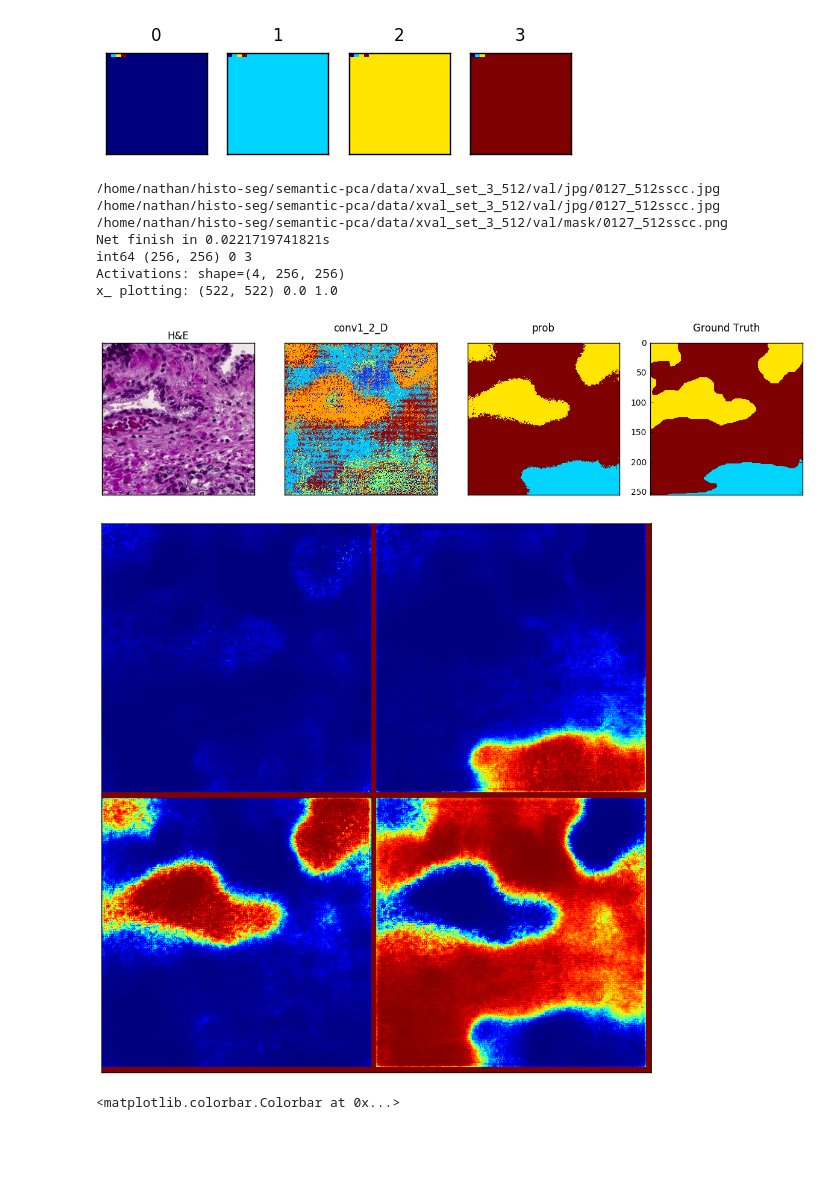
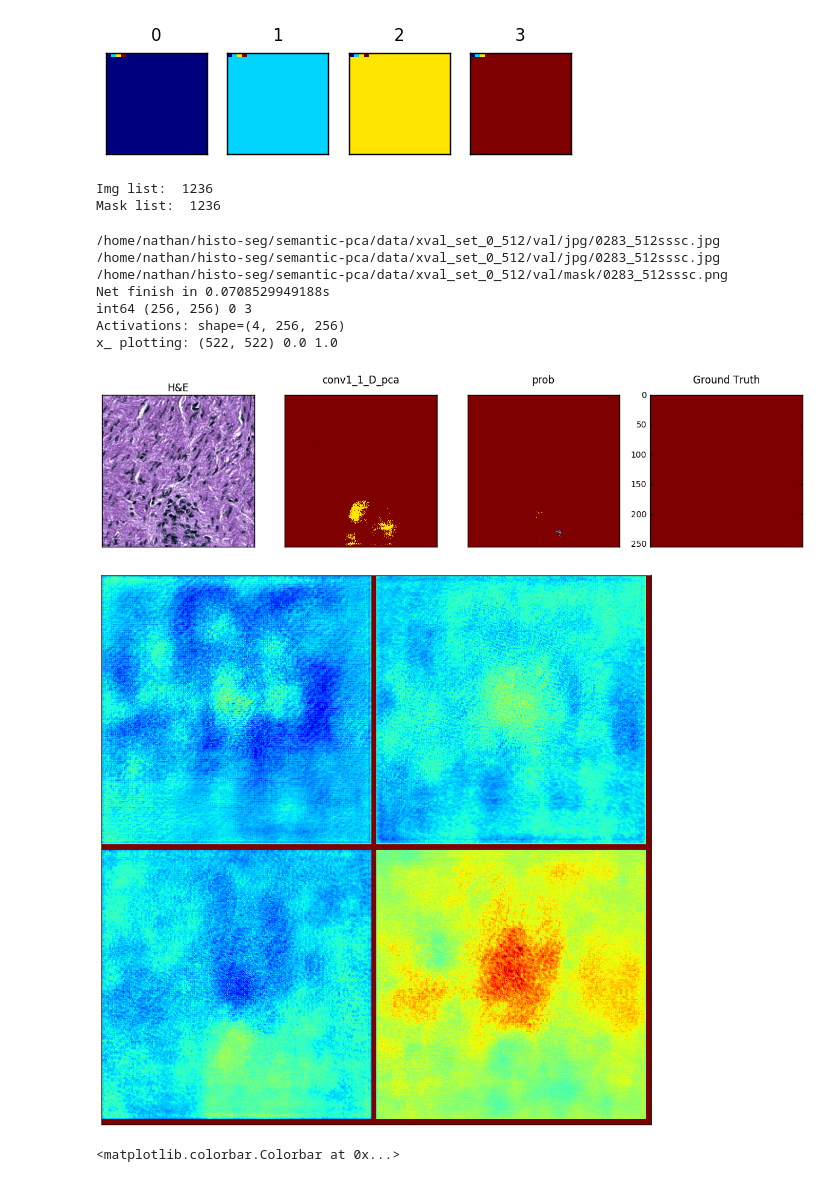
Before and after one commit to BioImageInformatics/histo_seg, a Jupyter notebook: notebooks/segmentation.ipynb, the cells around one changed output. Cells and saved outputs as stored; diff of their text form; code cells hidden in the pictures; blank space fills up the shorter version.

```diff
--- a/notebooks/segmentation.ipynb
+++ b/notebooks/segmentation.ipynb
@@ -335,25 +332,38 @@ def plot_filters_activations(net, layer='conv1_1', mode='f', subset=None):
 1.995 0 3
 2.985 0 3
 [figure]
+# %%
+prototxt = '/home/nathan/histo-seg/semantic-pca/code/segnet_crfrnn_deploy.prototxt'
+weights = '/home/nathan/histo-seg/semantic-pca/weights/xval_set_0_512/segnet_crf_pca_20170726_iter_100000.caffemodel'
+
+imgsource = 'xval_set_0_512'
+img_list = sorted(glob.glob('/home/nathan/histo-seg/semantic-pca/data/{}/val/jpg/*.jpg'.format(imgsource)))
+mask_list = sorted(glob.glob('/home/nathan/histo-seg/semantic-pca/data/{}/val/mask/*.png'.format(imgsource)))
+print 'Img list: ', len(img_list)
+print 'Mask list: ', len(mask_list)
+net = caffe.Net(prototxt, weights, caffe.TEST)
+# %% [output]
+Img list:  1236
+Mask list:  1236
 # %%
-net, index, fig1 = plot_from_net(img_list, net, layer=['conv1_2_D', 'prob'], img_index=None)
+net, index, fig1 = plot_from_net(img_list, net, layer=['conv1_1_D_pca', 'prob'], img_index=None)
 # fig1.savefig('/home/nathan/histo-seg/semantic-pca/figures/activations/input_result_mask.pdf')
 
-plot_layer = 'prob'
+plot_layer = 'conv1_1_D_pca'
 fig2 = plot_filters_activations(net, layer=plot_layer,  mode='a', subset=16)
 
 # plot_layer = 'prob'
 # fig3 = plot_filters_activations(net, layer=plot_layer,  mode='a', subset=4)
 # fig2.savefig('/home/nathan/histo-seg/semantic-pca/figures/activations/{}.pdf'.format(plot_layer))
 # %% [output]
-/home/nathan/histo-seg/semantic-pca/data/xval_set_3_512/val/jpg/0127_512sscc.jpg
-/home/nathan/histo-seg/semantic-pca/data/xval_set_3_512/val/jpg/0127_512sscc.jpg /home/nathan/histo-seg/semantic-pca/data/xval_set_3_512/val/mask/0127_512sscc.png
-Net finish in 0.0221719741821s
+/home/nathan/histo-seg/semantic-pca/data/xval_set_0_512/val/jpg/0283_512sssc.jpg
+/home/nathan/histo-seg/semantic-pca/data/xval_set_0_512/val/jpg/0283_512sssc.jpg /home/nathan/histo-seg/semantic-pca/data/xval_set_0_512/val/mask/0283_512sssc.png
+Net finish in 0.0708529949188s
 int64 (256, 256) 0 3
 Activations: shape=(4, 256, 256)
 x_ plotting: (522, 522) 0.0 1.0
-[figure, old version]
+[figure, new version]
-[figure, old version]
+[figure, new version]
 # %%
 plt.matshow(np.squeeze(net.params['crfrnn'][1].data))
 plt.colorbar()
```
Also changed, not shown: parts of 2 cells of this notebook, 9 other files.
